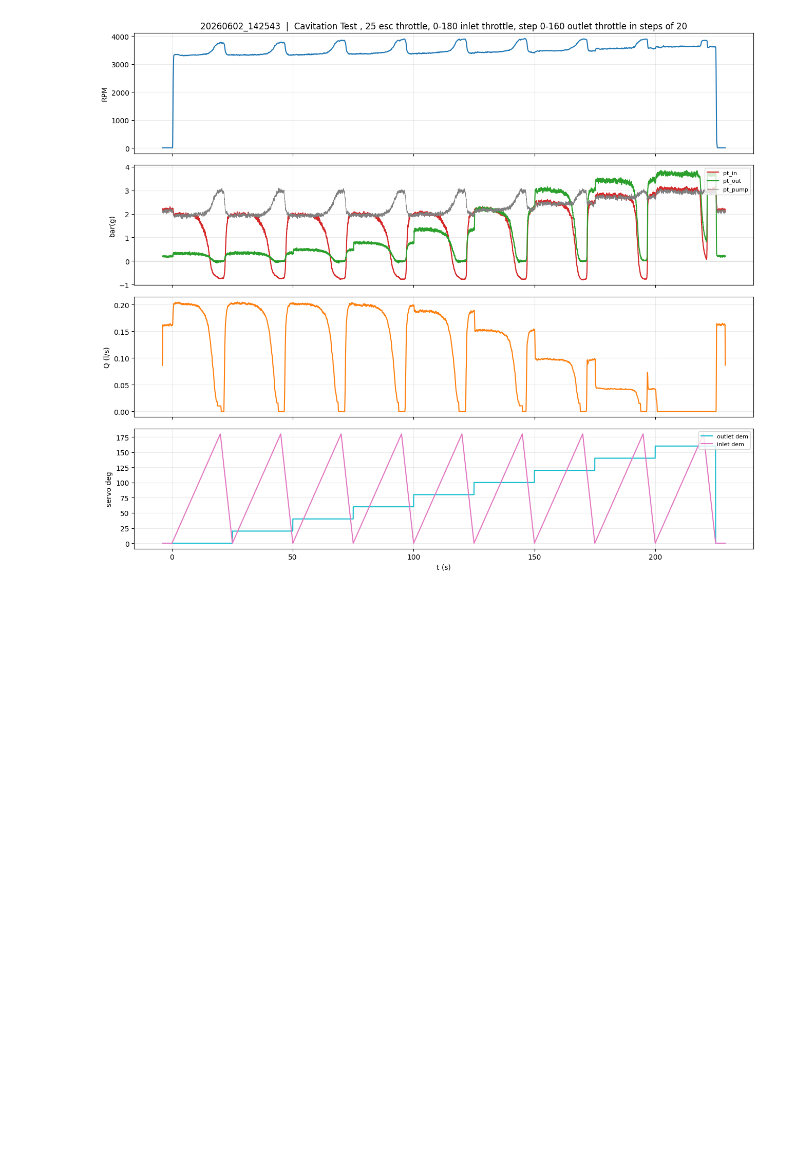
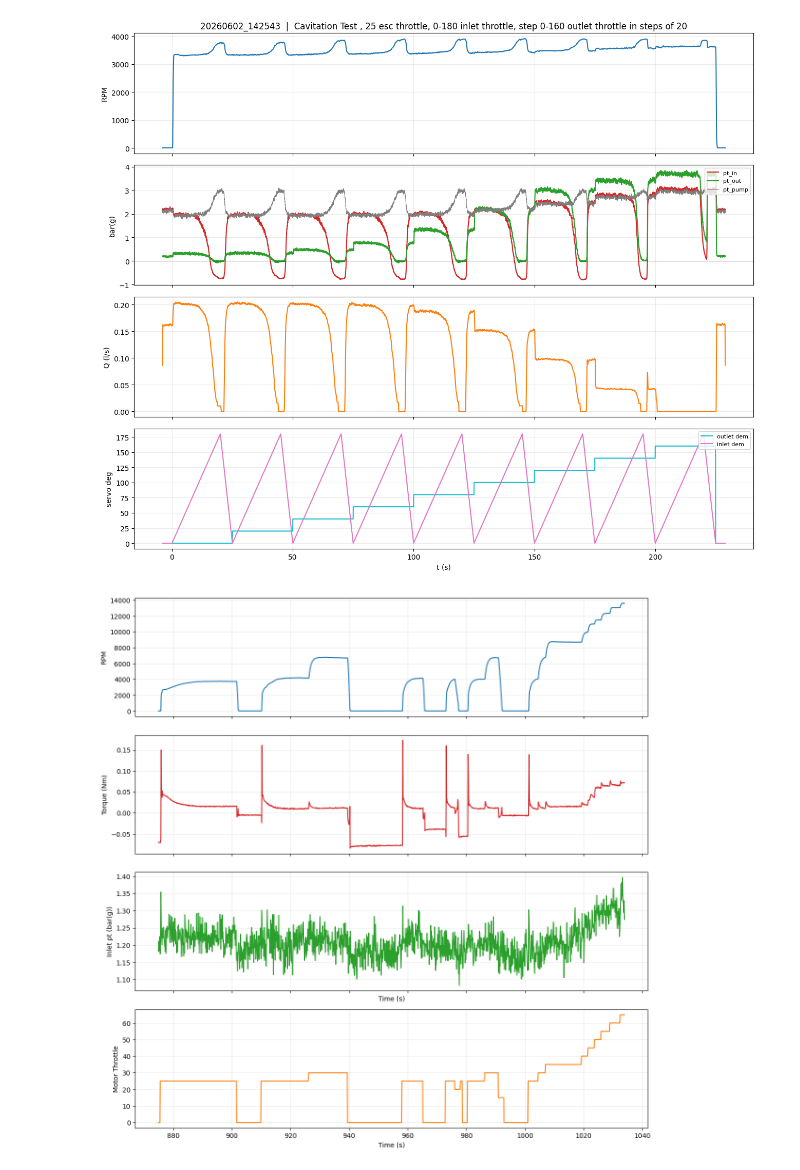
Before and after one commit to LpHiX/FYPTurbine, a Jupyter notebook: data_analysis/prelim_analysis.ipynb, the cells around one changed output. Drawn from its saved outputs; the diff is of its cells as text; code cells hidden in the pictures; blank space fills up the shorter version.

Commit message:
lots of analysis, and looking at the shaft only data now

```diff
--- a/data_analysis/prelim_analysis.ipynb
+++ b/data_analysis/prelim_analysis.ipynb
@@ -212,3 +212,26 @@ fig.tight_layout()
 plt.show()
 # %% [output]
 [figure]
+# %%
+import polars as pl
+import h5py
+import numpy as np
+shaftonly = h5py.File(r"D:\Projects\propbackend_logs\2026-05-01\mainloop\test_20260501_135954_mainloop.h5", "r")
+time = shaftonly["channels"]["adc_rpm_mv"]["time"][:]
+mask = (time >= 875) & (time <= 1034)
+time = time[mask]
+rpm = shaftonly["channels"]["adc_rpm_mv"]["data"][:][mask]
+torque = shaftonly["channels"]["adc_torque_mv"]["data"][:][mask]
+in_pt = shaftonly["channels"]["adc_pt_in_mv"]["data"][:][mask]
+motor_throttle = shaftonly["channels"]["servos_motor_angle"]["data"][:][mask]
+from matplotlib import pyplot as plt
+fig, ax = plt.subplots(4, 1, figsize=(12, 12), sharex=True)
+ax[0].plot(time, rpm, color="#1f77b4"); ax[0].set_ylabel("RPM")
+ax[1].plot(time, torque, color="#d62728"); ax[1].set_ylabel("Torque (Nm)")
+ax[2].plot(time, in_pt, color="#2ca02c"); ax[2].set_ylabel("Inlet pt (bar(g))"); ax[2].set_xlabel("Time (s)")
+ax[3].plot(time, motor_throttle, color="#ff7f0e"); ax[3].set_ylabel("Motor Throttle"); ax[3].set_xlabel("Time (s)")
+for a in ax:
+    a.grid(alpha=0.25)
+fig.tight_layout()
+# %% [output]
+[figure, added]
```
Also changed, not shown: 6 other files.
